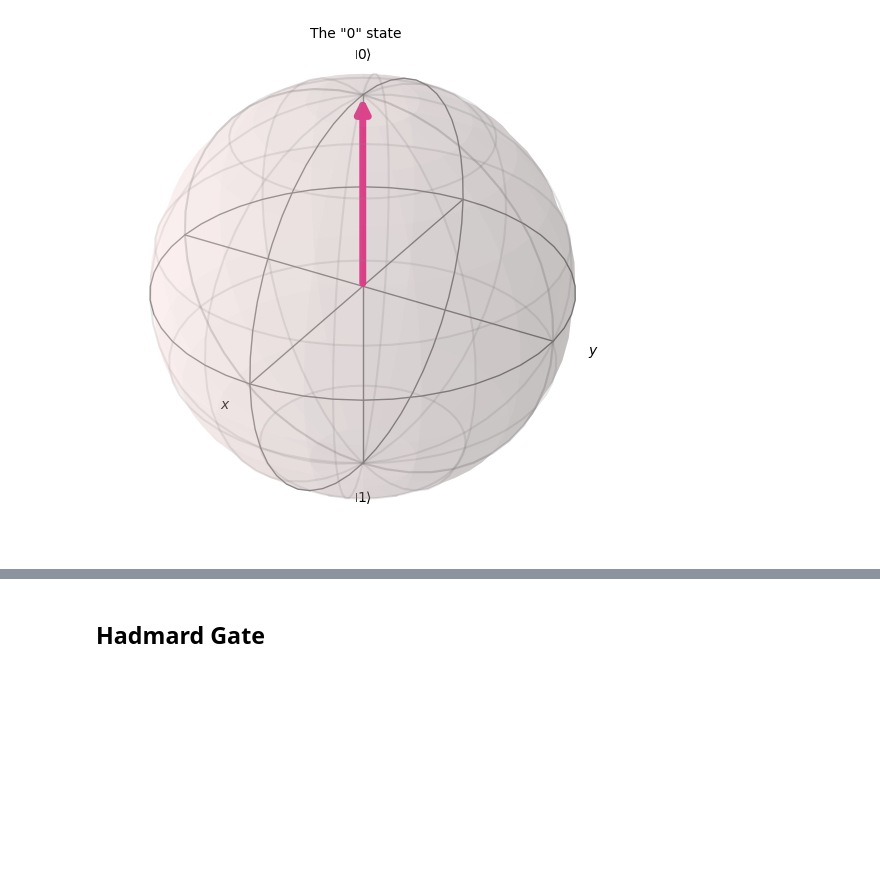
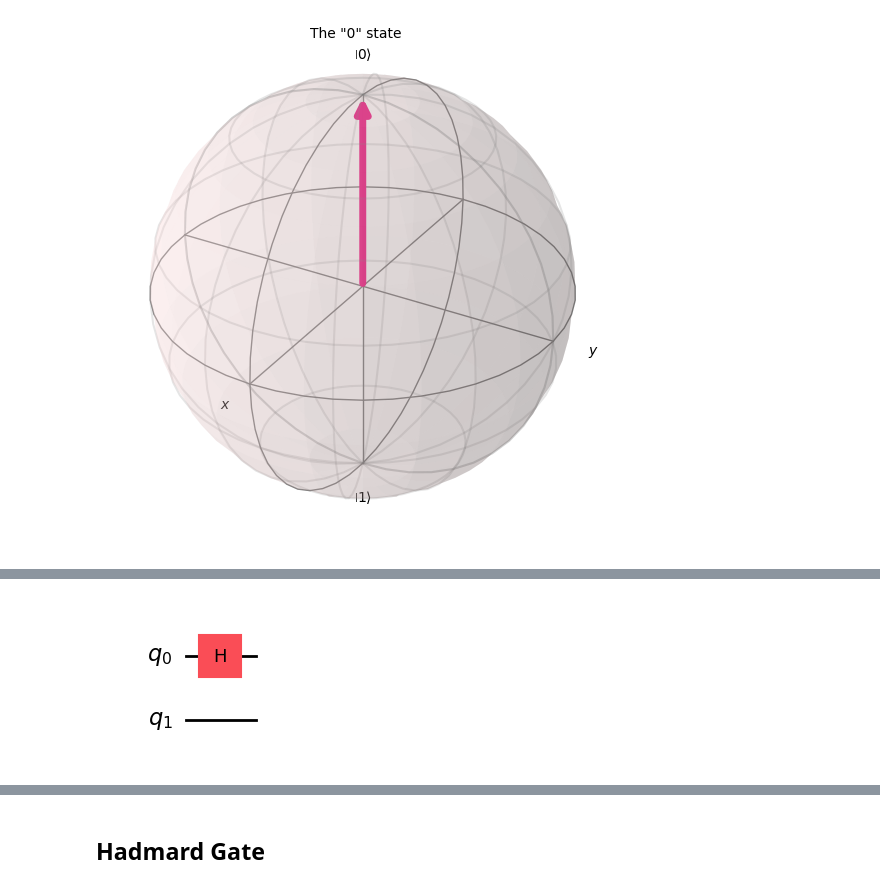
Before and after one commit to paulbruzzi/quantum-linear-algebra, a Jupyter notebook: Hadamard_Test.ipynb, the cells around one changed output, grey strips where cells are left out. Cells and saved outputs as stored; diff of their text form; code cells hidden in the pictures; blank space fills up the shorter version.

```diff
--- a/Hadamard_Test.ipynb
+++ b/Hadamard_Test.ipynb
@@ -117,0 +104,6 @@ Where $\Lambda = I|\lambda\rangle$ (with $|\lambda\rangle$ representing all the
+# %%
+qc = QuantumCircuit(2)
+qc.h(0)
+qc.draw('mpl')
+# %% [output]
+[figure, added]
```
Also changed, not shown: parts of 5 cells of this notebook.
